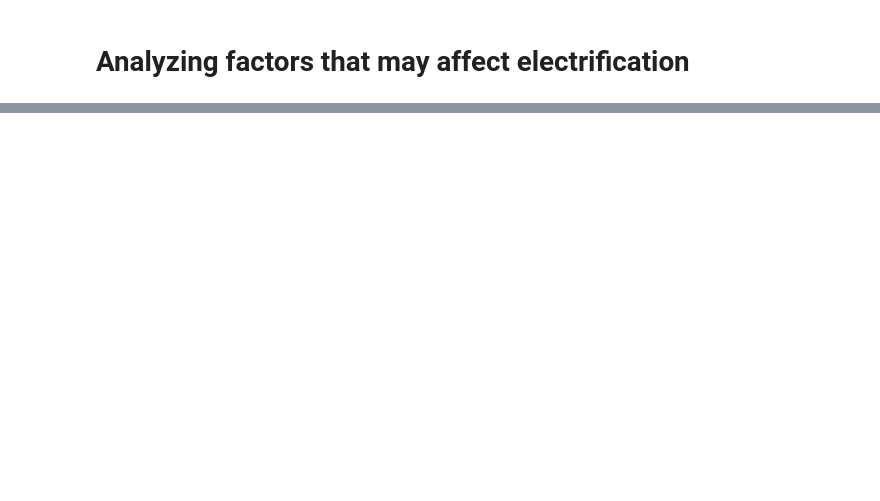
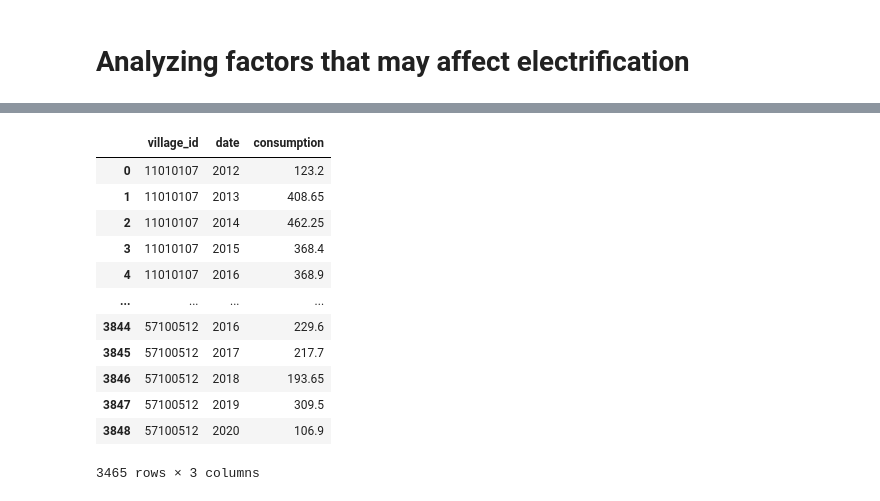
Before and after one commit to ekohgenius/phd_research_rwanda_analysis, a Jupyter notebook: analysis.ipynb, the cells around one changed output, grey strips where cells are left out. Saved outputs shown, nothing was run; the diff lists cells and outputs as text; code cells hidden in the pictures; blank space fills up the shorter version.

```diff
--- a/analysis.ipynb
+++ b/analysis.ipynb
@@ -233,0 +435,21 @@ create_scatterplot(df_merge_sector_asset, "asset_wealth_index", "Asset Wealth")
+# %%
+nonresidential_annual_consumption_path = "../final_data/final_reg_data/annual_nonresidential_consumption_10yr_above/village/median/annual_median.csv"
+noresidential_annual_tariff_path =  "../final_data/final_reg_data/annual_nonresidential_tariffs_10yr_above/village/median/annual_median.csv"
+consumption_non_res_df = extract_consumption_tariffs(nonresidential_annual_consumption_path, "consumption")
+tarrif_non_res_df = extract_consumption_tariffs(noresidential_annual_tariff_path, "tariff")
+# %%
+consumption_non_res_df
+# %% [output]
+|  | village_id | date | consumption |
+| 0 | 11010107 | 2012 | 123.2 |
+| 1 | 11010107 | 2013 | 408.65 |
+| 2 | 11010107 | 2014 | 462.25 |
+| 3 | 11010107 | 2015 | 368.4 |
+| 4 | 11010107 | 2016 | 368.9 |
+| ... | ... | ... | ... |
+| 3844 | 57100512 | 2016 | 229.6 |
+| 3845 | 57100512 | 2017 | 217.7 |
+| 3846 | 57100512 | 2018 | 193.65 |
+| 3847 | 57100512 | 2019 | 309.5 |
+| 3848 | 57100512 | 2020 | 106.9 |
+3465 rows × 3 columns
```
Also changed, not shown: parts of 51 cells of this notebook, 1 other file.
